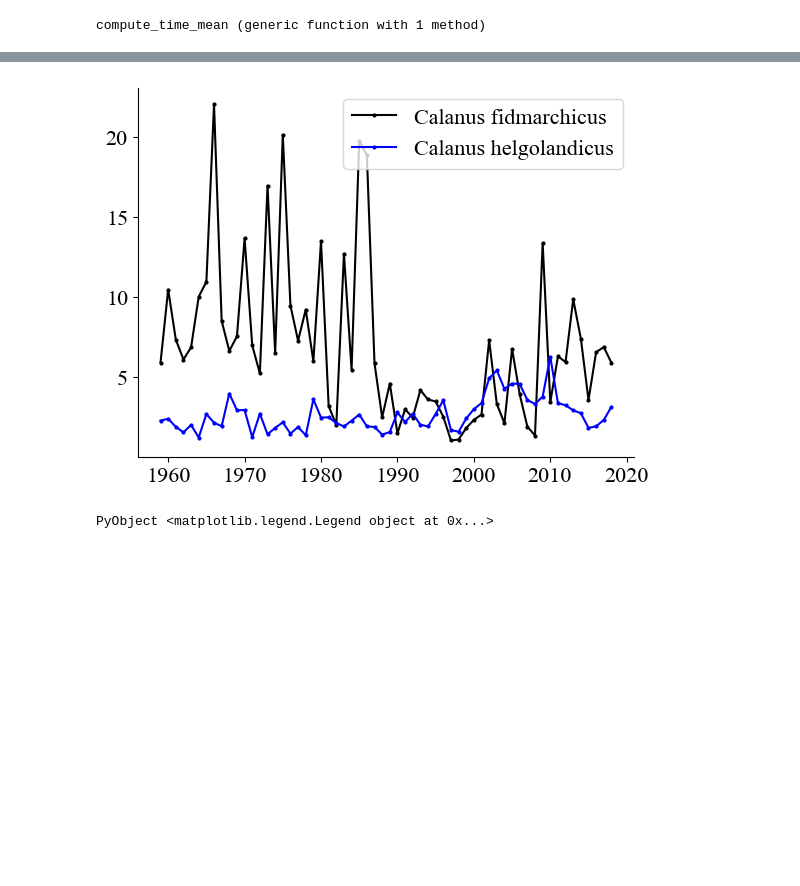
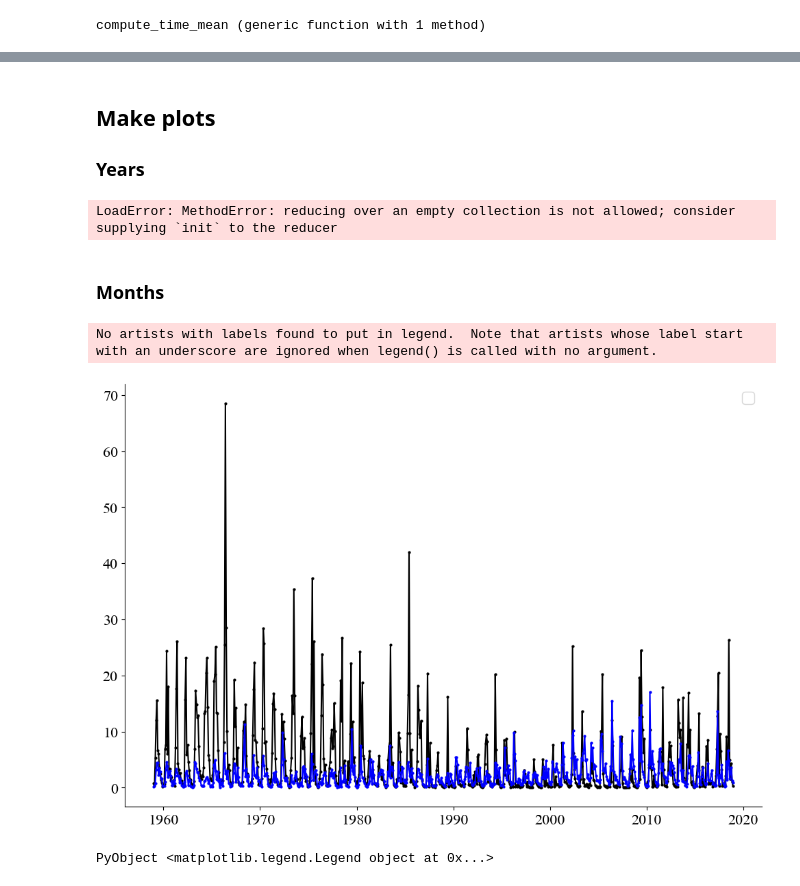
Before and after one commit to EMODnet/EMODnet-Biology-Interpolation-Calanus, a Jupyter notebook: analysis/plot_results_timeseries.ipynb, the cells around one changed output, grey strips where cells are left out. Drawn from its saved outputs; the diff is of its cells as text; code cells hidden in the pictures; blank space fills up the shorter version.

Commit message:
time series

```diff
--- a/analysis/plot_results_timeseries.ipynb
+++ b/analysis/plot_results_timeseries.ipynb
@@ -91,11 +107,39 @@ Float64[]
+# %% [markdown]
+## Make plots
+### Years
+# %%
+fig = plt.figure(figsize=(12, 8))
+ax = plt.subplot(111)
+ax.spines["top"].set_visible(false)
+ax.spines["right"].set_visible(false)
+ax.plot(times_year, fmean1, "ko-", markersize=2, label="Calanus finmarchicus")
+ax.plot(times_year, fmean2, "o-", linewidth=2, color=mycolor, markersize=2, label="Calanus helgolandicus")
+ax.plot(times_year[argmax(fmean1)], maximum(fmean1), "ko", ms=7)
+ax.text(times_year[argmax(fmean1)], maximum(fmean1), ha="left", va="bottom",
+    " $(round(maximum(fmean1), digits=1))\n($(yearlist[argmax(fmean1)]))")
+
+ax.text(times_year[argmax(fmean2)], maximum(fmean2), ha="left", va="bottom",
+    " $(round(maximum(fmean2), digits=1))\n($(yearlist[argmax(fmean2)]))", color=mycolor)
+
+ax.text(times_year[end], fmean1[end], " Calanus fidmarchicus", va="center")
+ax.text(times_year[end], fmean2[end], " Calanus helgolandicus", color=mycolor, va="center")
+ax.set_ylabel("Mean\nabundance", rotation=0, ha="right", fontsize=18)
+#plt.savefig(joinpath(figdir, "time_series_year"), dpi=300, bbox_inches="tight")
+# %% [output]
+LoadError: MethodError: reducing over an empty collection is not allowed; consider supplying `init` to the reducer
+# %% [markdown]
+### Months
 # %%
-fig = plt.figure()
+fig = plt.figure(figsize=(12, 8))
 ax = plt.subplot(111)
 ax.spines["top"].set_visible(false)
 ax.spines["right"].set_visible(false)
-ax.plot(times_year, fmean1, "ko-", markersize=2, label="Calanus fidmarchicus")
-ax.plot(times_year, fmean2, "bo-", markersize=2, label="Calanus helgolandicus")
+#ax.plot(times_year, fmean1, "ko-", markersize=2, label="Calanus fidmarchicus")
+#ax.plot(times_year, fmean2, "bo-", markersize=2, label="Calanus helgolandicus")
+ax.plot(times_month, fmean3, "ko-", markersize=2)
+ax.plot(times_month, fmean4, "bo-", markersize=2)
 plt.legend()
 # %% [output]
+No artists with labels found to put in legend.  Note that artists whose label start with an underscore are ignored when legend() is called with no argument.
-[figure, old version]
+[figure, new version]
-PyObject <matplotlib.legend.Legend object at 0x...>
+PyObject <matplotlib.legend.Legend object at 0x...>
```
Also changed, not shown: parts of 5 cells of this notebook, 1 other file.
